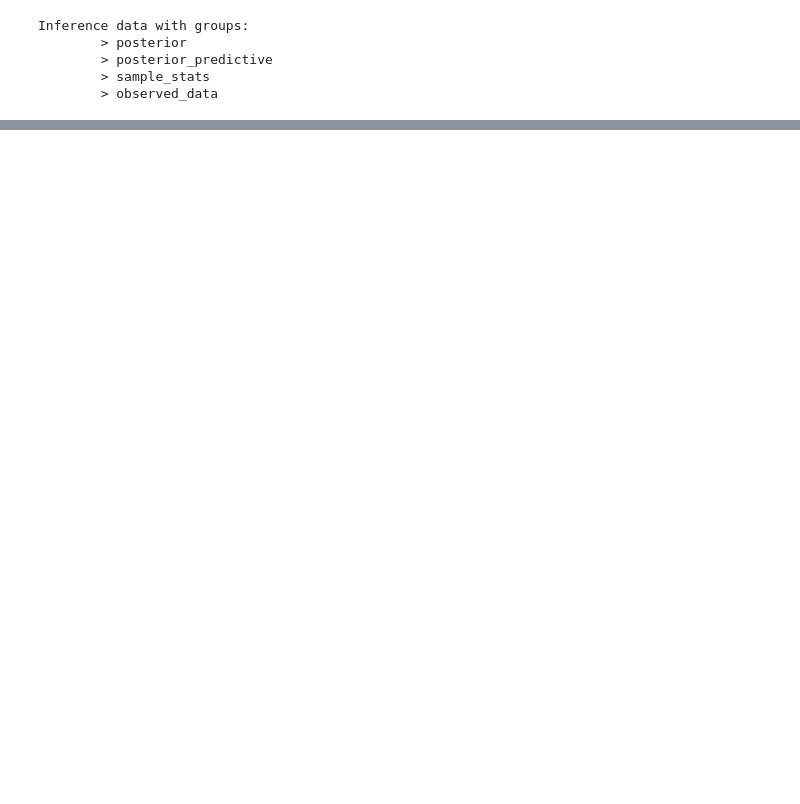
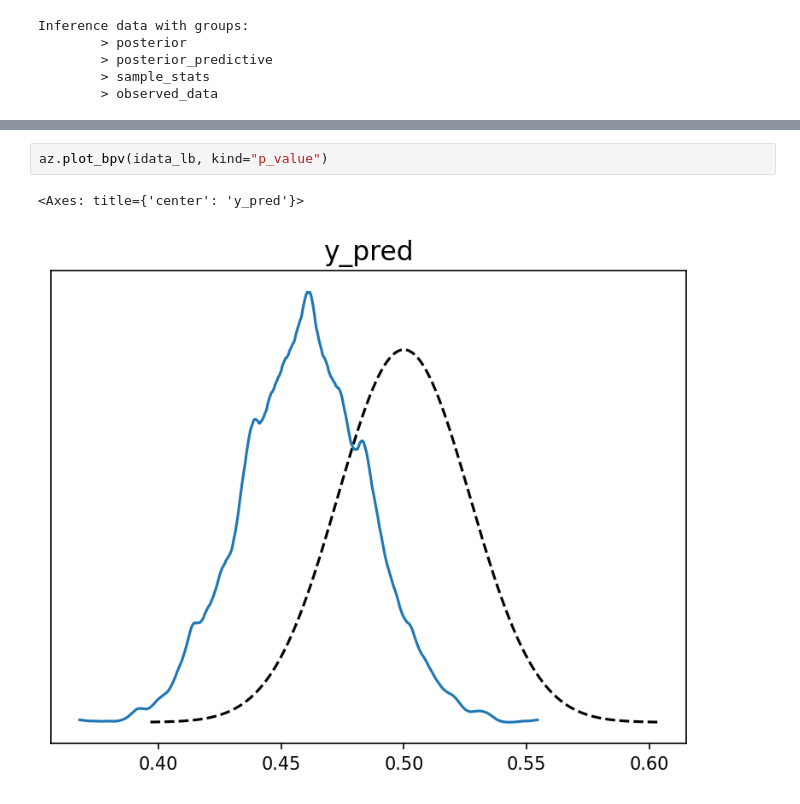
Before and after one commit to opherdonchin/StatisticalComputationAndAnalysis, a Jupyter notebook: Notebooks/Lecture06_LinearModels.ipynb, the cells around one changed output, grey strips where cells are left out. Drawn from its saved outputs; the diff is of its cells as text; blank space fills up the shorter version.

```diff
--- a/Notebooks/Lecture06_LinearModels.ipynb
+++ b/Notebooks/Lecture06_LinearModels.ipynb
@@ -264,0 +263,5 @@ plt.show()
+# %%
+az.plot_bpv(idata_lb, kind="p_value")
+# %% [output]
+<Axes: title={'center': 'y_pred'}>
+[figure, added]
```
Also changed, not shown: parts of 19 cells of this notebook, 3 other files.
